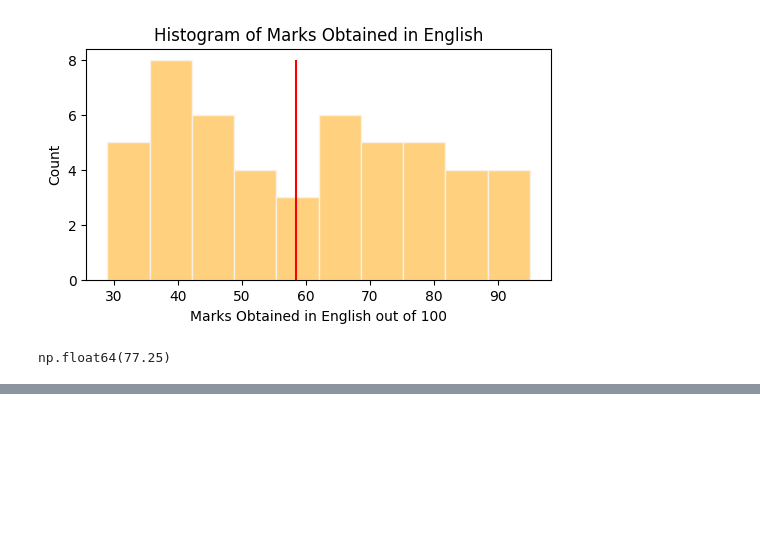
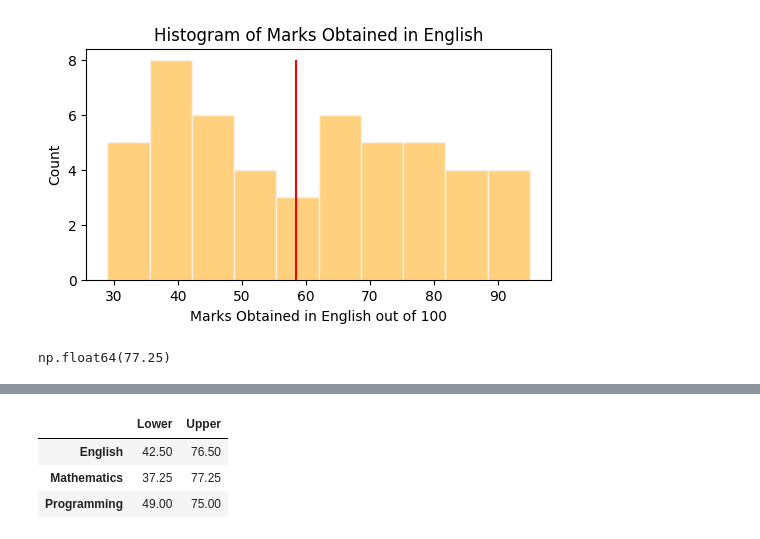
Before and after one commit to nagayada/Nag_New_Repo, a Jupyter notebook: Interview_First_Stage_Exam.ipynb, the cells around one changed output, grey strips where cells are left out. Saved outputs shown, nothing was run; the diff lists cells and outputs as text; code cells hidden in the pictures; blank space fills up the shorter version.

```diff
--- a/Interview_First_Stage_Exam.ipynb
+++ b/Interview_First_Stage_Exam.ipynb
@@ -289,6 +310,8 @@ plt.tight_layout();
 # Note: Set the "index" parameter of the series to the list of the column names of the data frame except the first column
 # Note: The "data" parameter of the series needs to be a list of the relevant values
 ########## CODE HERE ##########
+
+lower=pd.Series(index=df.columns[1:],data=[df["English"].quantile(0.25),df["Mathematics"].quantile(0.25),df["Programming"].quantile(0.25)])
 # %%
 # Print the "lower" series
 ########## CODE HERE ##########
@@ -295,8 +325,10 @@ plt.tight_layout();
 # %%
+from numpy._core.defchararray import upper
 # Create a Pandas Series called "upper" to store the upper cut-off marks for all the subjects
 # Note: Set the "index" parameter of the series to the list of the column names of the data frame except the first column
 # Note: The "data" parameter of the series needs to be a list of the relevant values
 ########## CODE HERE ##########
+upper=pd.Series(index=df.columns[1:],data=[df["English"].quantile(0.75),df["Mathematics"].quantile(0.75),df["Programming"].quantile(0.75)])
 # %%
 # Print the "upper" series
 ########## CODE HERE ##########
@@ -305,9 +344,16 @@ plt.tight_layout();
 # Note: Set the "index" parameter of the data frame to the list of the column names of the data frame except the first column
 # Note: The "data" parameter must be set in the form of a Python Dictionary using the series "lower" and "upper"
 ########## CODE HERE ##########
+cutoff =pd.DataFrame(index=df.columns[1:],data={'Lower ':lower,'Upper ':upper})
 # %%
 # Print the "cutoff" data frame
 ########## CODE HERE ##########
+cutoff
+# %% [output]
+|  | Lower | Upper |
+| English | 42.50 | 76.50 |
+| Mathematics | 37.25 | 77.25 |
+| Programming | 49.00 | 75.00 |
 # %%
 # Use the upper cut-off values to get the details of applicants who will directly go to the final stage of the interview
 # Note: A candidate must have scored greater than or equal to the upper cut-off marks for each of the subjects
```
Also changed, not shown: parts of 12 cells of this notebook.
